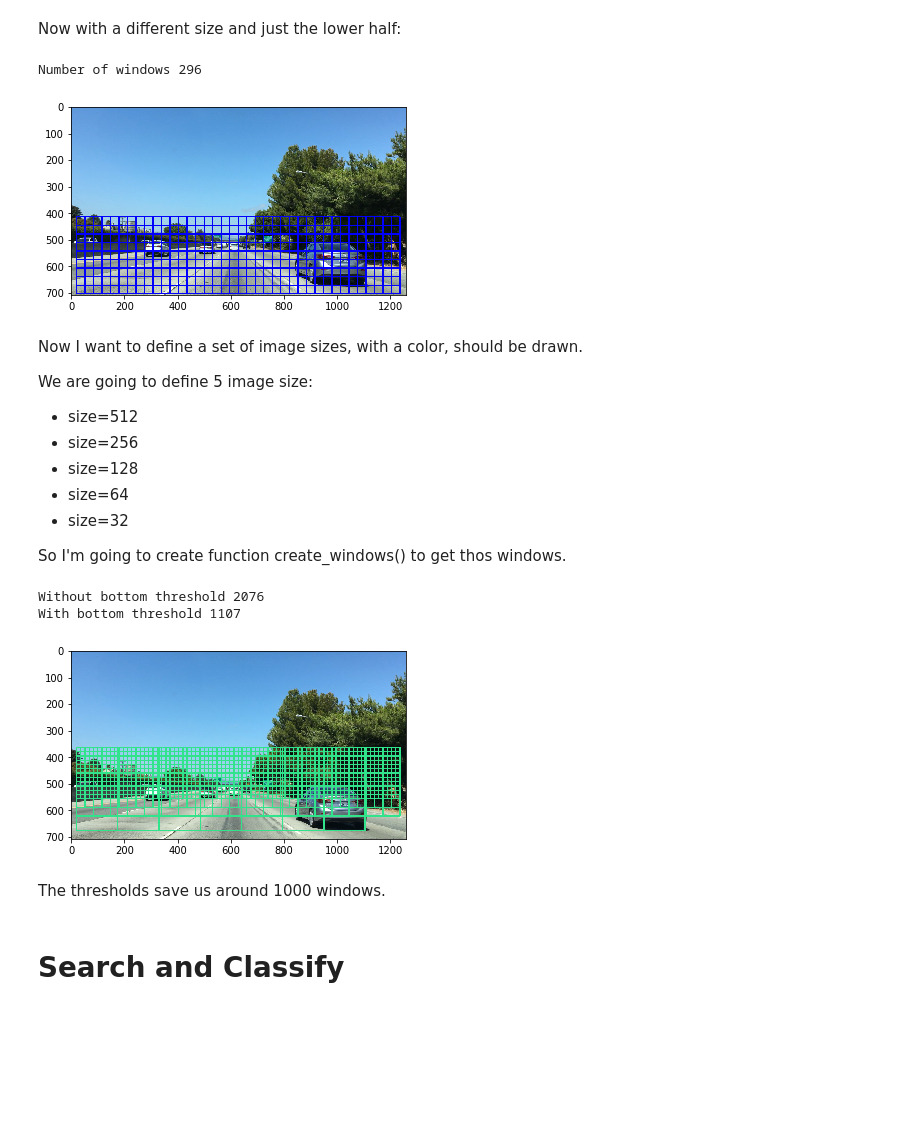
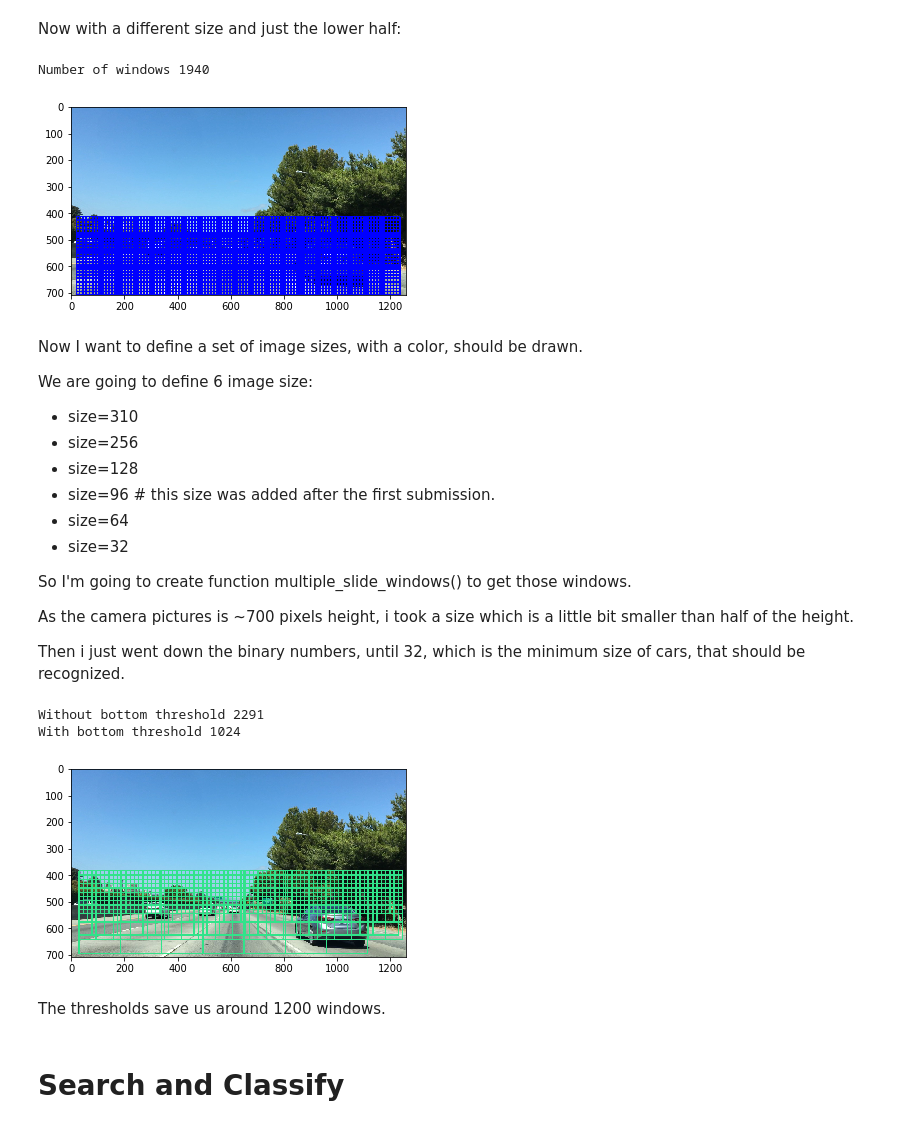
Before and after one commit to BernhardRode/CarND-Vehicle-Detection, a Jupyter notebook: CarND-CarND-Vehicle-Detection.ipynb, the cells around one changed output. Saved outputs shown, nothing was run; the diff lists cells and outputs as text; code cells hidden in the pictures; blank space fills up the shorter version.

Commit message:
feature: submission 2

```diff
--- a/CarND-CarND-Vehicle-Detection.ipynb
+++ b/CarND-CarND-Vehicle-Detection.ipynb
@@ -632,48 +632,53 @@ import math
 import cv2
 import matplotlib.pyplot as plt
 import matplotlib.image as mpimg
 
 from lessons_functions import *
 
 test_image = "test_images/bbox-example-image.jpg"
 test_image_output = "output_images/bbox-example-image-sliding-window-big.jpg"
 
 image = mpimg.imread(test_image)
 
 image_size=64
 threshold_top = 60
 threshold_left = 20
 threshold_right = 20
 threshold_bottom = 0
 
 x_start_stop = [threshold_left, image.shape[1] - threshold_right]
 y_start_stop=[round(image.shape[0]/2) + threshold_top, image.shape[0] - threshold_bottom]
 
 windows = slide_window(image, x_start_stop=x_start_stop, y_start_stop=y_start_stop,
-                    xy_window=(image_size, image_size), xy_overlap=(0.5, 0.5))
+                    xy_window=(image_size, image_size), xy_overlap=(0.8, 0.8))
 
 print('Number of windows', len(windows))
 
 result = draw_boxes(image, windows, color=(0, 0, 255), thick=3)
 plt.imshow(result)
 plt.show()
 result = draw_boxes(image, windows, color=(0, 0, 255), thick=1)
 plt.imsave(test_image_output, result)
 # %% [output]
-Number of windows 296
+Number of windows 1940
-[figure, old version]
+[figure, new version]
 # %% [markdown]
 Now I want to define a set of image sizes, with a color, should be drawn.
 
-We are going to define 5 image size:
+We are going to define 6 image size:
 
-* size=512
+* size=310
 * size=256
 * size=128
+* size=96 # this size was added after the first submission.
 * size=64
 * size=32
 
-So I'm going to create function create_windows() to get thos windows.
+So I'm going to create function multiple_slide_windows() to get those windows.
+
+As the camera pictures is ~700 pixels height, i took a size which is a little bit smaller than half of the height.
+
+Then i just went down the binary numbers, until 32, which is the minimum size of cars, that should be recognized.
 # %%
 %reload_ext autoreload
 
@@ -684,18 +689,18 @@ import matplotlib.image as mpimg
 
 from lessons_functions import *
 
-image_sizes = [310, 128, 64, 32]
-bottom_thresholds = [0, 50, 100, 150]
-threshold_top = 10
-threshold_left = 20
-threshold_right = 20
+image_sizes = [310, 256, 128, 96, 64, 32]
+bottom_thresholds = [0, 30, 50, 75, 100, 150]
+threshold_top = 30
+threshold_left = 30
+threshold_right = 30
 
 test_image = "test_images/bbox-example-image.jpg"
 test_image_output = "output_images/bbox-example-image-sliding-window-thresholds.jpg"
 
 img = mpimg.imread(test_image)
 
-windows = multiple_slide_windows(img, image_sizes, 0, 0, 0, [0,0,0,0])
+windows = multiple_slide_windows(img, image_sizes, 0, 0, 0, [0, 0, 0, 0, 0, 0])
 
 print('Without bottom threshold', len(windows))
 
@@ -706,14 +711,14 @@ print('With bottom threshold', len(windows))
 result = draw_boxes(image, windows, color=(49, 227, 138), thick=3)
 plt.imshow(result)
 plt.show()
-result = draw_boxes(image, windows, color=(49, 227, 138), thick=1)
+result = draw_boxes(image, windows, color=(49, 227, 138), thick=2)
 plt.imsave(test_image_output, result)
 # %% [output]
-Without bottom threshold 2076
-With bottom threshold 1107
+Without bottom threshold 2291
+With bottom threshold 1024
-[figure, old version]
+[figure, new version]
 # %% [markdown]
-The thresholds save us around 1000 windows.
+The thresholds save us around 1200 windows.
 # %% [markdown]
 # Search and Classify
 # %% [markdown]
```
Also changed, not shown: parts of 15 cells of this notebook, 14 other files.
